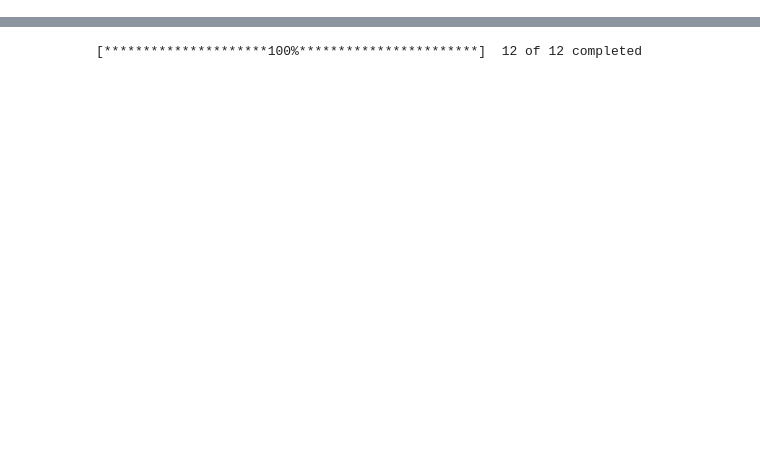
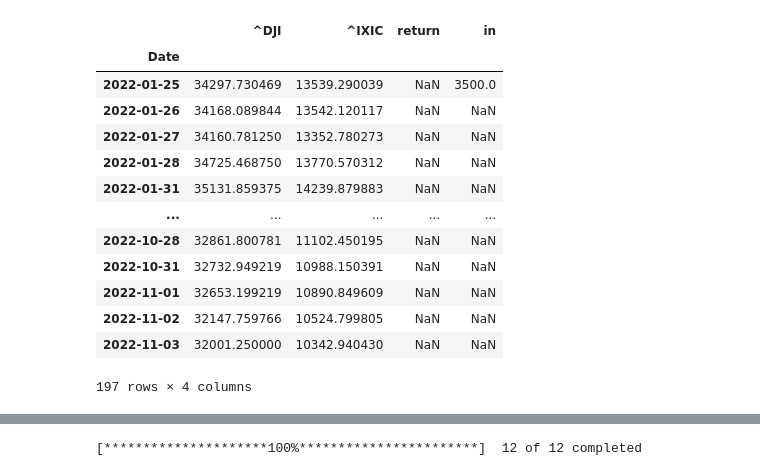
Before and after one commit to libao3128/profolio_manager, a Jupyter notebook: analysis.ipynb, the cells around one changed output, grey strips where cells are left out. Cells and saved outputs as stored; diff of their text form; code cells hidden in the pictures; blank space fills up the shorter version.

```diff
--- a/analysis.ipynb
+++ b/analysis.ipynb
@@ -15,0 +51,17 @@ new_chart.Monthly_Return()
+# %%
+df
+# %% [output]
+|  | ^DJI | ^IXIC | return | in |
+| Date |  |  |  |  |
+| 2022-01-25 | 34297.730469 | 13539.290039 | NaN | 3500.0 |
+| 2022-01-26 | 34168.089844 | 13542.120117 | NaN | NaN |
+| 2022-01-27 | 34160.781250 | 13352.780273 | NaN | NaN |
+| 2022-01-28 | 34725.468750 | 13770.570312 | NaN | NaN |
+| 2022-01-31 | 35131.859375 | 14239.879883 | NaN | NaN |
+| ... | ... | ... | ... | ... |
+| 2022-10-28 | 32861.800781 | 11102.450195 | NaN | NaN |
+| 2022-10-31 | 32732.949219 | 10988.150391 | NaN | NaN |
+| 2022-11-01 | 32653.199219 | 10890.849609 | NaN | NaN |
+| 2022-11-02 | 32147.759766 | 10524.799805 | NaN | NaN |
+| 2022-11-03 | 32001.250000 | 10342.940430 | NaN | NaN |
+197 rows × 4 columns
```
Also changed, not shown: parts of 13 cells of this notebook, 1 other file.
